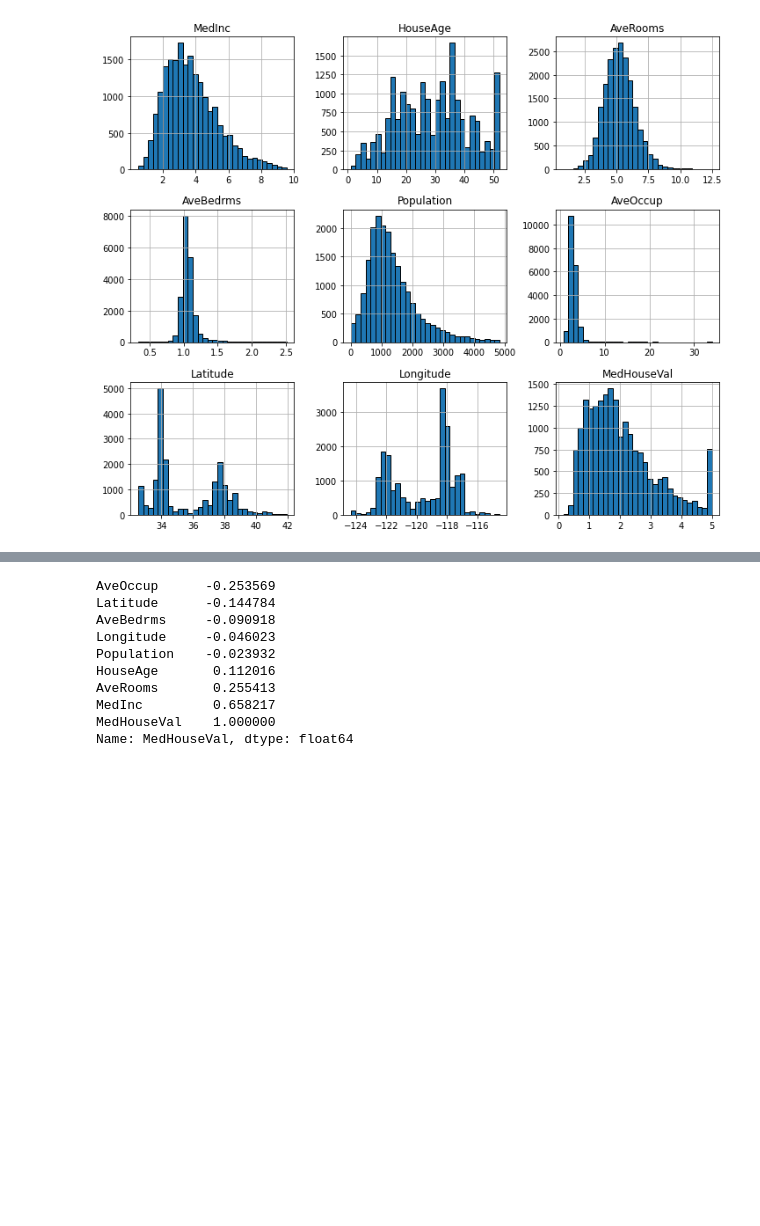
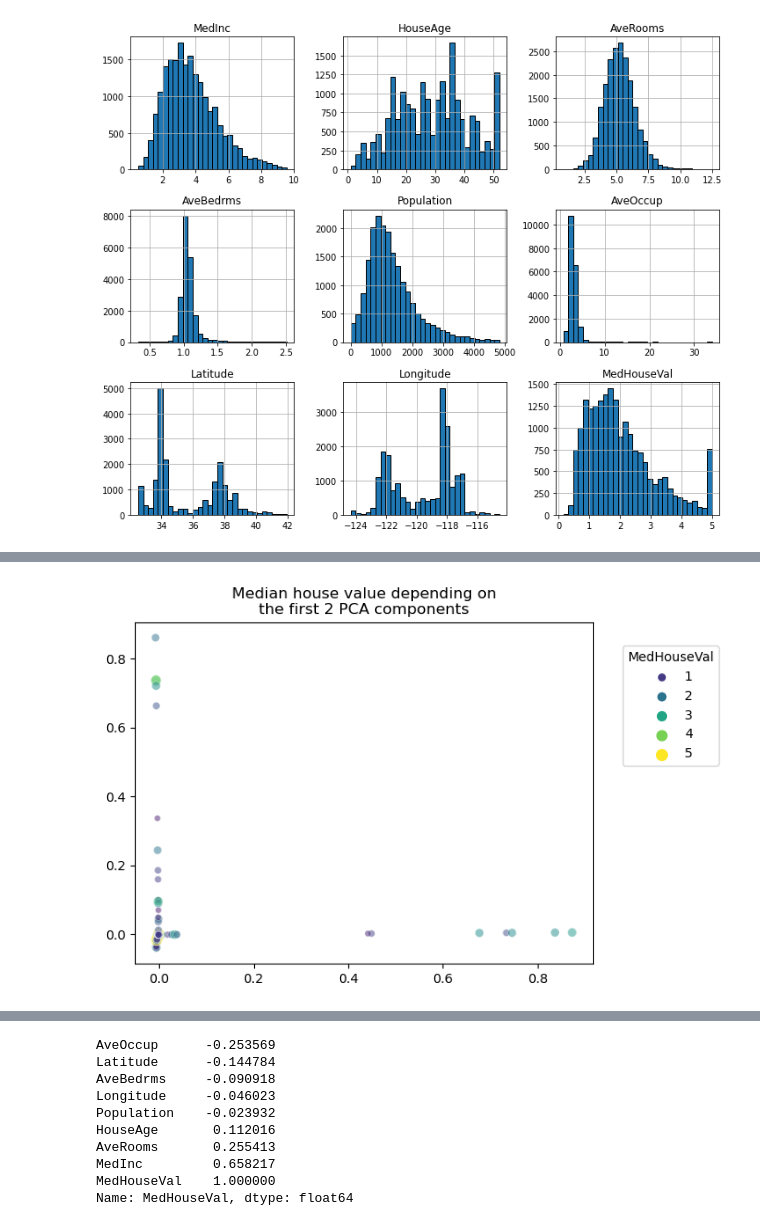
Before and after one commit to mathjacob/LINMA2472-HW4, a Jupyter notebook: devoir4.ipynb, the cells around one changed output, grey strips where cells are left out. Saved outputs shown, nothing was run; the diff lists cells and outputs as text; code cells hidden in the pictures; blank space fills up the shorter version.

```diff
--- a/devoir4.ipynb
+++ b/devoir4.ipynb
@@ -70 +74,8 @@ Text(0.5, 1.0, 'Median house value depending of\n first 2 pca components')
+# %%
+# kPCA visualisation with linear kernel
+kpca = KernelPCA(n_components=2,kernel='rbf')
+Xt_rbf = kpca.fit_transform(df.frame[:5000])
+plot_PCA(Xt_rbf)
+# %% [output]
+[figure, added]
 # %%
```
Also changed, not shown: parts of 7 cells of this notebook.
